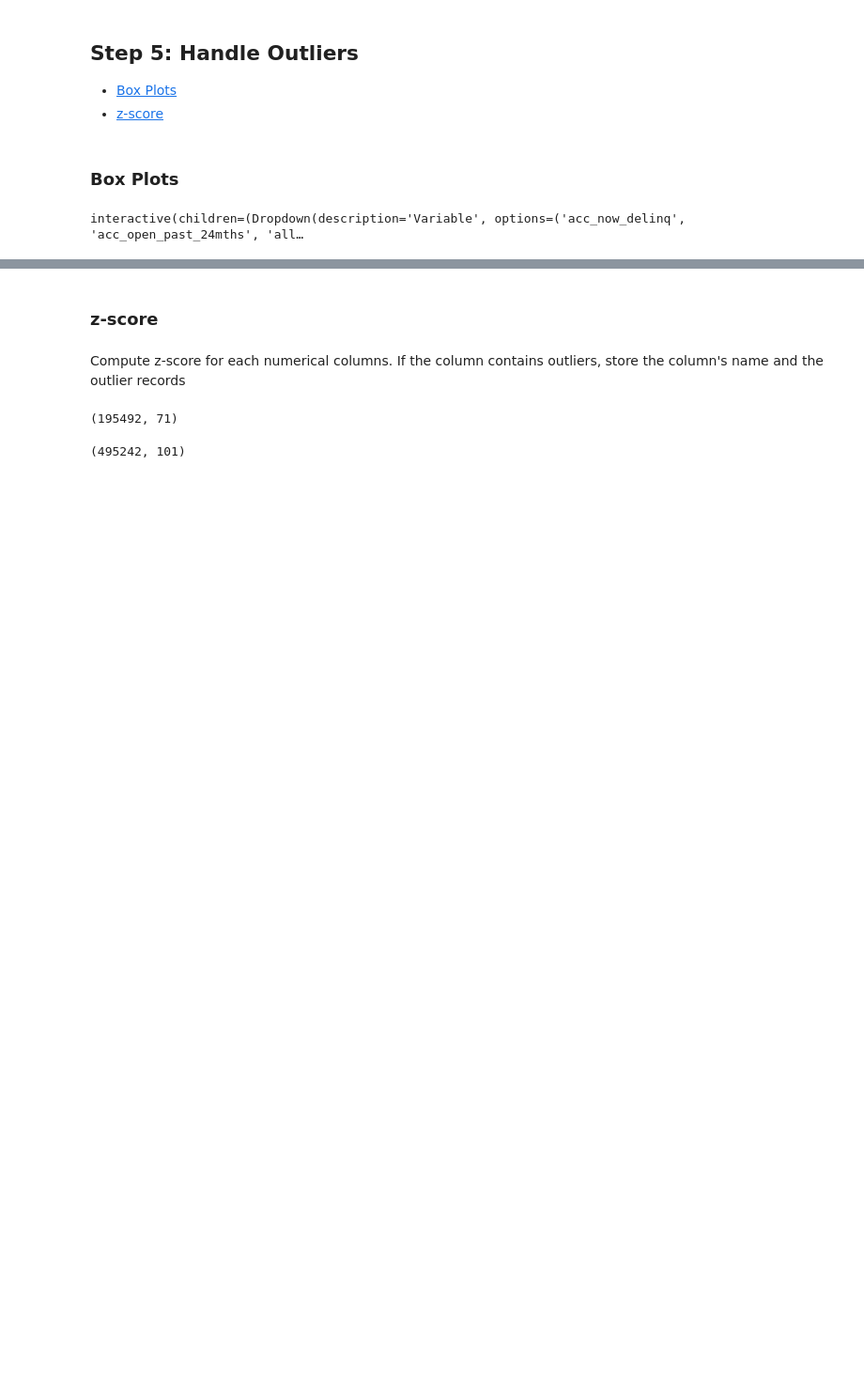
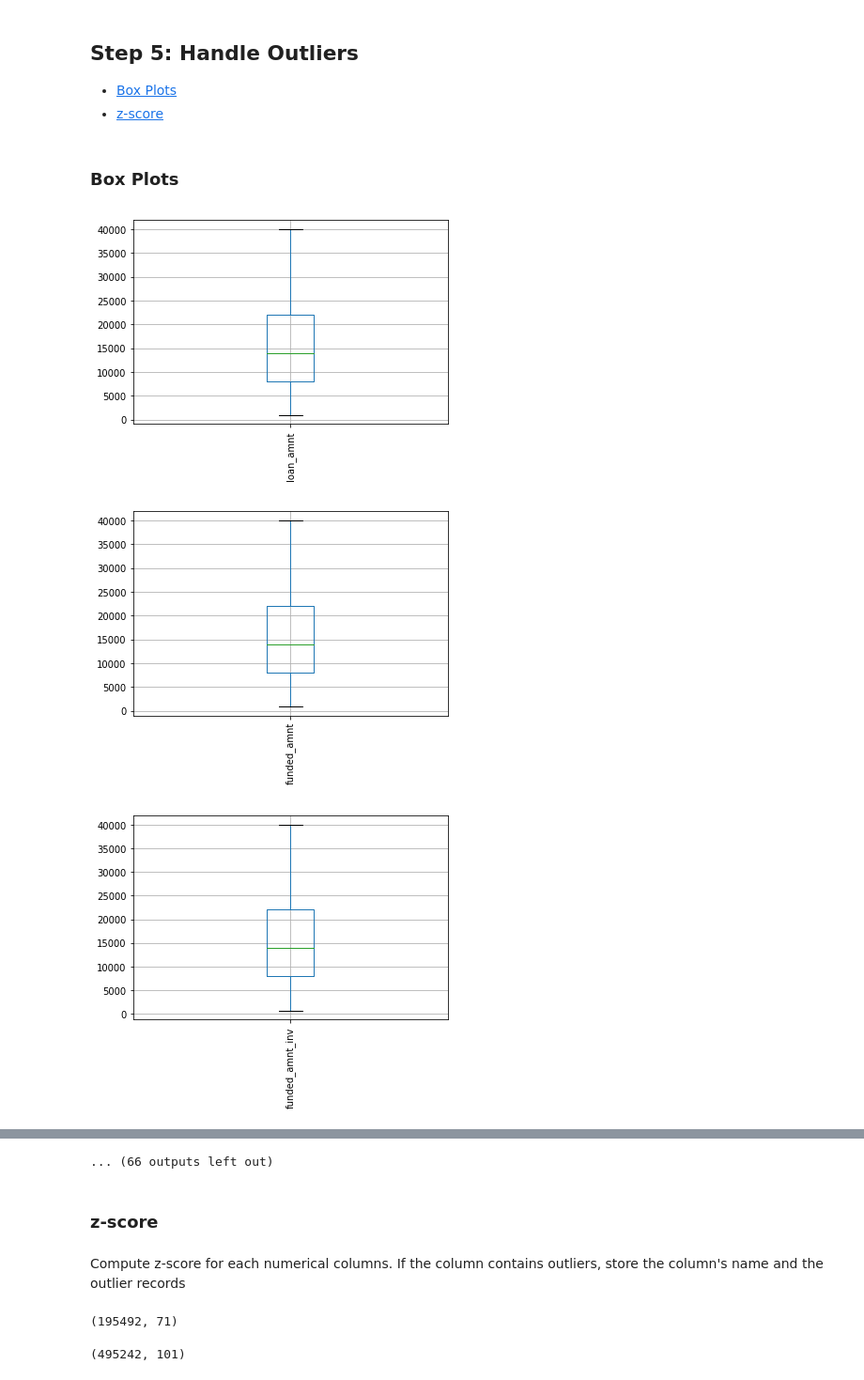
Before and after one commit to nphan20181/Loan-Default-Prediction, a Jupyter notebook: loan_data_wrangling.ipynb, the cells around one changed output, grey strips where cells are left out. Shown: that part at 94% size. Saved outputs shown, nothing was run; the diff lists cells and outputs as text; code cells hidden in the pictures; blank space fills up the shorter version.

```diff
--- a/loan_data_wrangling.ipynb
+++ b/loan_data_wrangling.ipynb
@@ -340,8 +339,12 @@ num_cols = sorted(list(df.select_dtypes(include=['number']).columns))
-# %%
-sns.set(rc={'figure.figsize':(8, 9)})
-
-@ipywidgets.interact
-def plot(Variable=num_cols):
-    (sns.boxplot(y=Variable, data=df))
-# %% [output]
-interactive(children=(Dropdown(description='Variable', options=('acc_now_delinq', 'acc_open_past_24mths', 'all…
+# %%
+# show box plot of each numerical columns for detecting outliers
+fig = plt.figure()
+
+for col in list(df.select_dtypes(include=['number']).columns):
+    df.boxplot(column=col)
+    plt.xticks(rotation=90)
+    plt.show()
+# %% [output]
+[figure, added]
+[figure, added]
+[figure, added]
@@ -348,3 +360,4 @@ interactive(children=(Dropdown(description='Variable', options=('acc_now_delinq'
+... (66 outputs left out)
 # %% [markdown]
 ### z-score
 # %%
```
Also changed, not shown: parts of 3 cells of this notebook.
